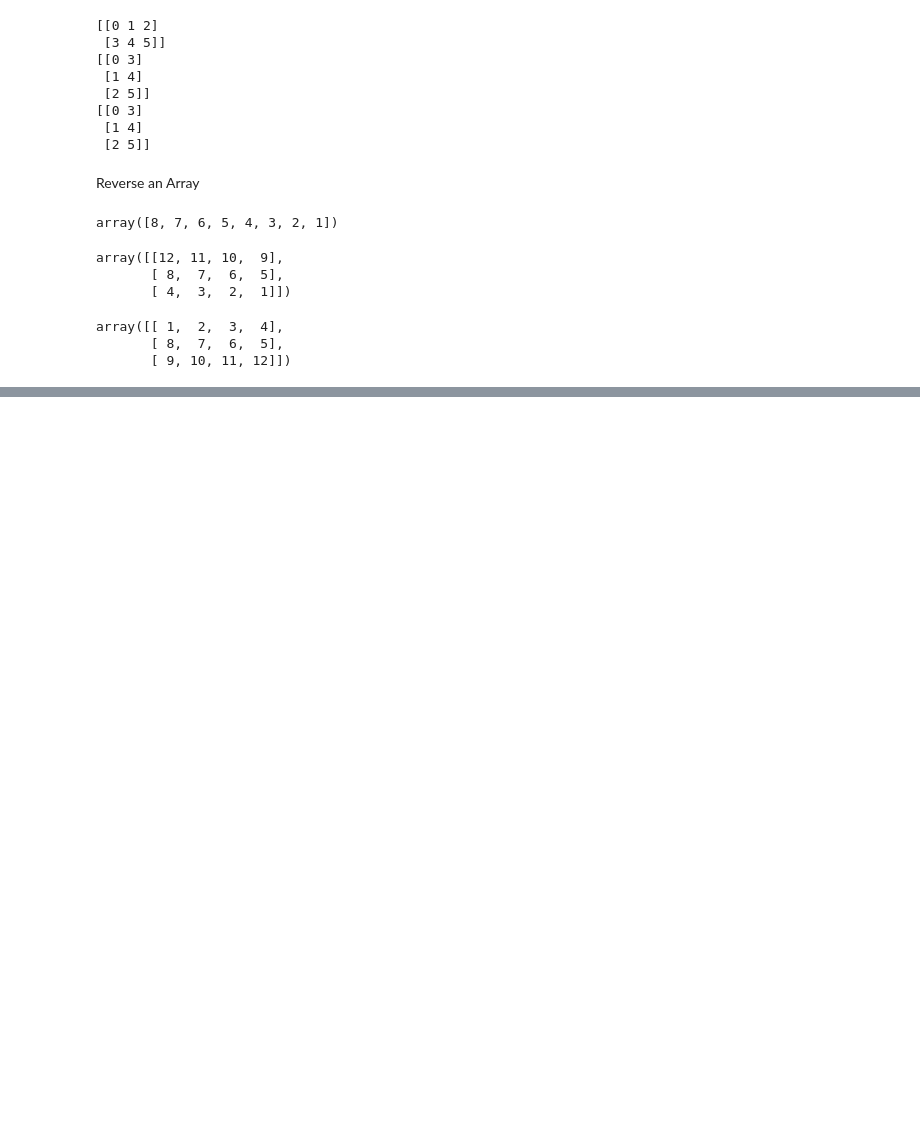
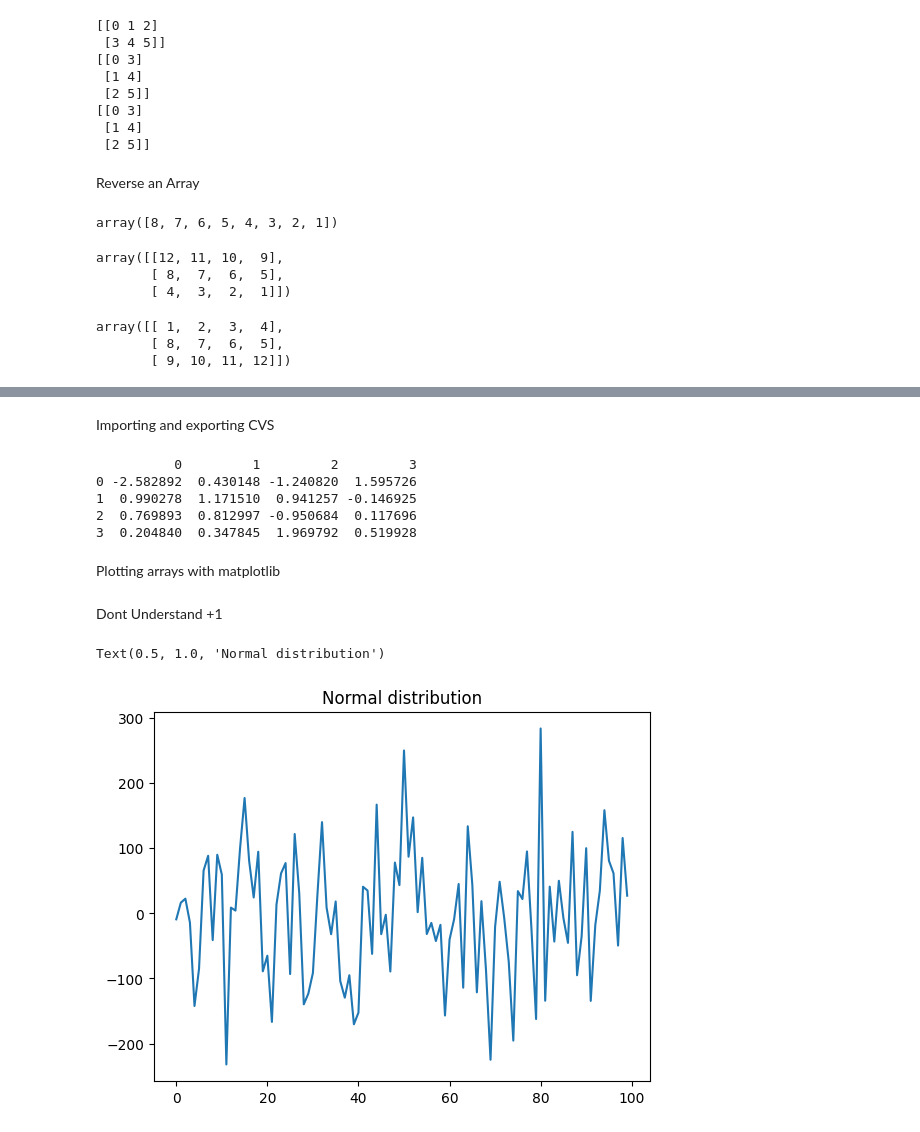
Before and after one commit to Aidan131/Study, a Jupyter notebook: numpy.ipynb, the cells around one changed output, grey strips where cells are left out. Saved outputs shown, nothing was run; the diff lists cells and outputs as text; code cells hidden in the pictures; blank space fills up the shorter version.

```diff
--- a/numpy.ipynb
+++ b/numpy.ipynb
@@ -403,0 +517,16 @@ arr_2d
+# %% [markdown]
+Importing and exporting CVS
+# %%
+import pandas as pd
+a = np.array([[-2.58289208,  0.43014843, -1.24082018, 1.59572603],
+              [ 0.99027828, 1.17150989,  0.94125714, -0.14692469],
+              [ 0.76989341,  0.81299683, -0.95068423, 0.11769564],
+              [ 0.20484034,  0.34784527,  1.96979195, 0.51992837]])
+df = pd.DataFrame(a)
+print(df)
+# %% [output]
+          0         1         2         3
+0 -2.582892  0.430148 -1.240820  1.595726
+1  0.990278  1.171510  0.941257 -0.146925
+2  0.769893  0.812997 -0.950684  0.117696
+3  0.204840  0.347845  1.969792  0.519928
@@ -403,0 +535,12 @@ arr_2d
+# %% [markdown]
+Plotting arrays with matplotlib
+# %% [markdown]
+Dont Understand +1
+# %%
+import matplotlib.pyplot as plt
+a = np.random.normal(size=100,scale=100)
+plt.plot(a)
+plt.title('Normal distribution')
+# %% [output]
+Text(0.5, 1.0, 'Normal distribution')
+[figure, added]
```
Also changed, not shown: parts of 15 cells of this notebook.
